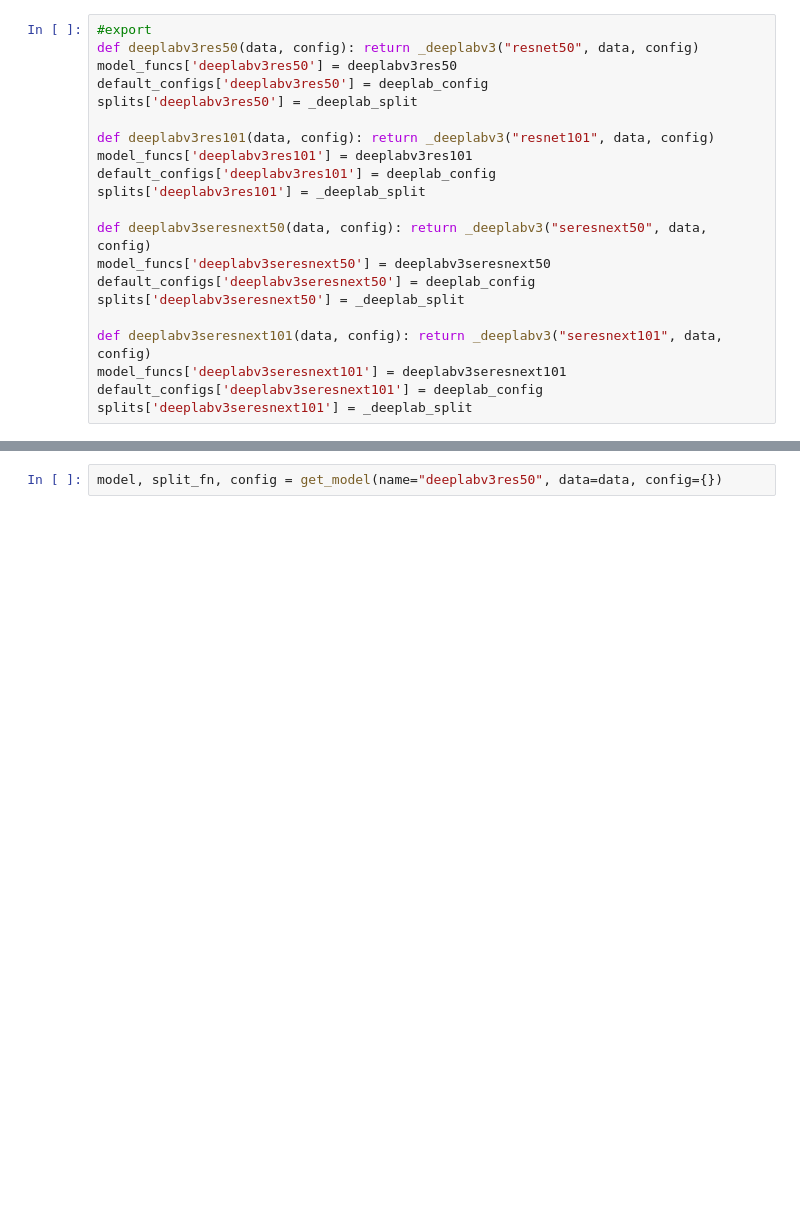
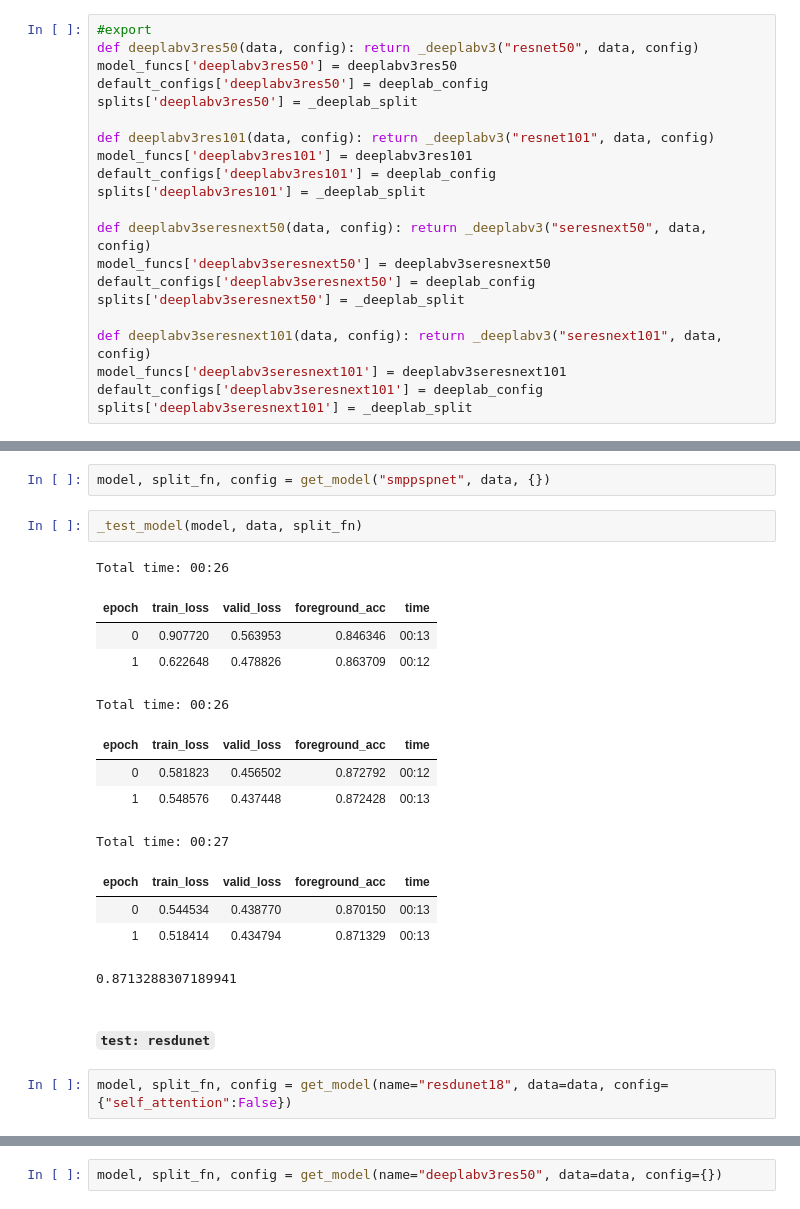
Before and after one commit to KeremTurgutlu/fast-kaggle, a Jupyter notebook: dev/13_segmentation_models.ipynb, the cells around one changed output, grey strips where cells are left out. Drawn from its saved outputs; the diff is of its cells as text; blank space fills up the shorter version.

```diff
--- a/dev/13_segmentation_models.ipynb
+++ b/dev/13_segmentation_models.ipynb
@@ -436,0 +620,22 @@ splits['deeplabv3seresnext101'] = _deeplab_split
+# %%
+model, split_fn, config = get_model("smppspnet", data, {})
+# %%
+_test_model(model, data, split_fn)
+# %% [output]
+Total time: 00:26
+| epoch | train_loss | valid_loss | foreground_acc | time |
+| 0 | 0.907720 | 0.563953 | 0.846346 | 00:13 |
+| 1 | 0.622648 | 0.478826 | 0.863709 | 00:12 |
+Total time: 00:26
+| epoch | train_loss | valid_loss | foreground_acc | time |
+| 0 | 0.581823 | 0.456502 | 0.872792 | 00:12 |
+| 1 | 0.548576 | 0.437448 | 0.872428 | 00:13 |
+Total time: 00:27
+| epoch | train_loss | valid_loss | foreground_acc | time |
+| 0 | 0.544534 | 0.438770 | 0.870150 | 00:13 |
+| 1 | 0.518414 | 0.434794 | 0.871329 | 00:13 |
+0.8713288307189941
+# %% [markdown]
+#### `test: resdunet`
+# %%
+model, split_fn, config = get_model(name="resdunet18", data=data, config={"self_attention":False})
```
Also changed, not shown: parts of 63 cells of this notebook, 31 other files.
